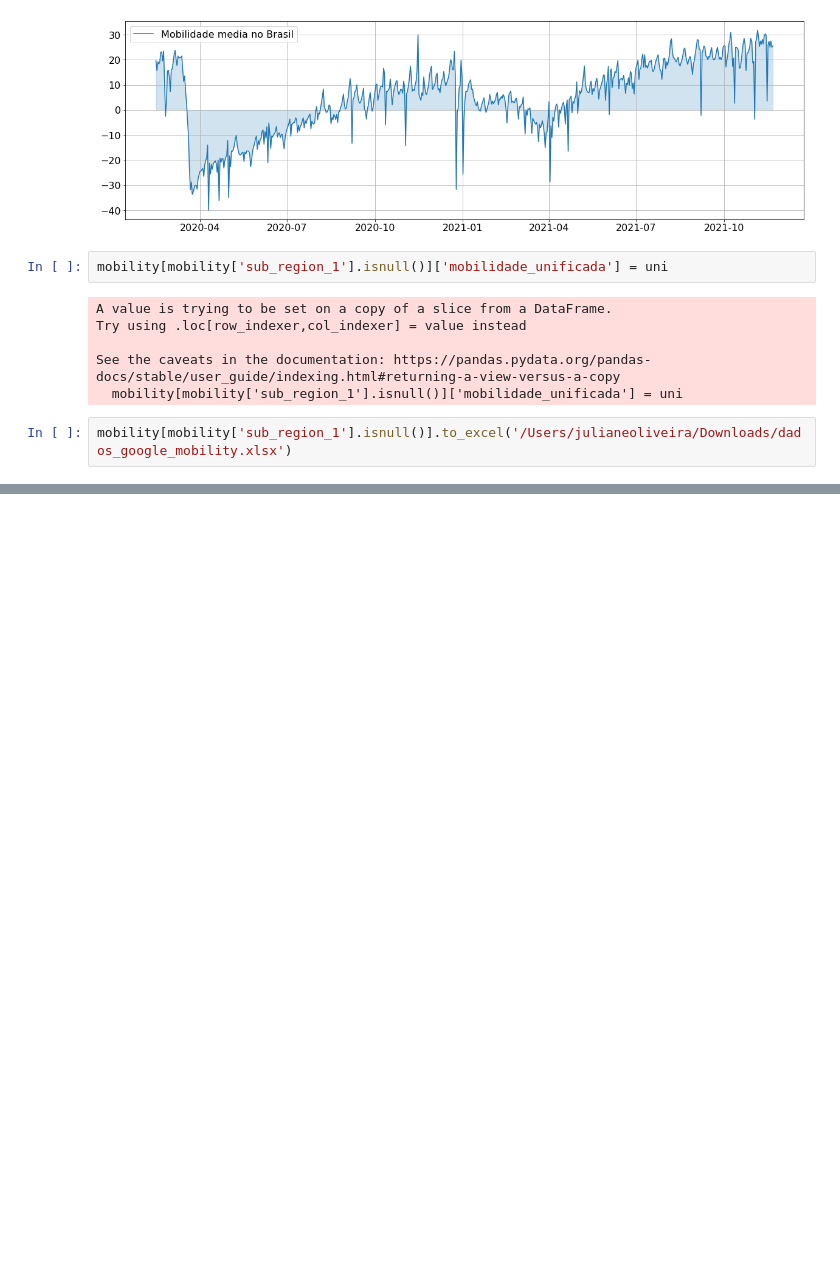
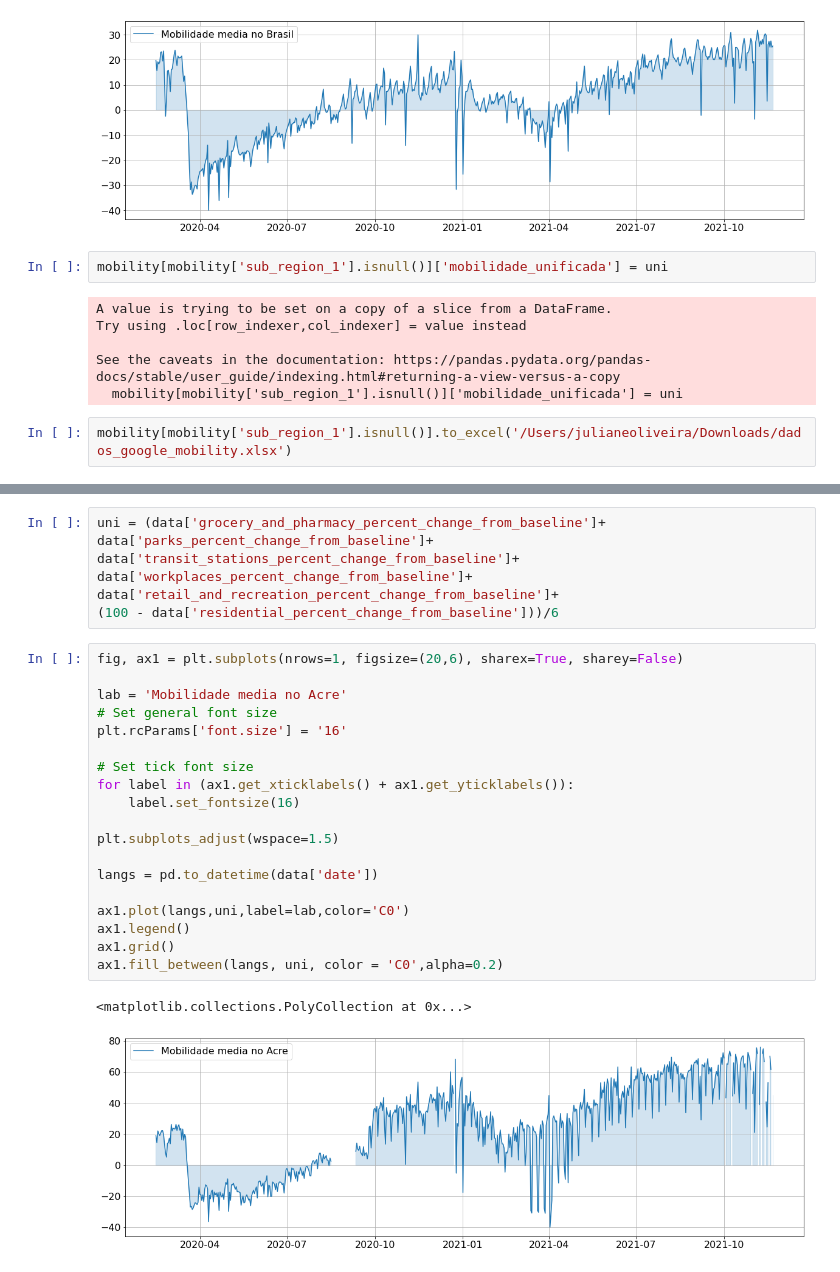
Before and after one commit to PAMepi/PAMepi_scripts_datalake, a Jupyter notebook: Data Description/Google mobility.ipynb, the cells around one changed output, grey strips where cells are left out. Drawn from its saved outputs; the diff is of its cells as text; blank space fills up the shorter version.

```diff
--- a/Data Description/Google mobility.ipynb
+++ b/Data Description/Google mobility.ipynb
@@ -127,0 +193,29 @@ mobility[mobility['sub_region_1'].isnull()].to_excel('/Users/julianeoliveira/Dow
+# %%
+uni = (data['grocery_and_pharmacy_percent_change_from_baseline']+
+data['parks_percent_change_from_baseline']+
+data['transit_stations_percent_change_from_baseline']+
+data['workplaces_percent_change_from_baseline']+
+data['retail_and_recreation_percent_change_from_baseline']+
+(100 - data['residential_percent_change_from_baseline']))/6
+# %%
+fig, ax1 = plt.subplots(nrows=1, figsize=(20,6), sharex=True, sharey=False)
+
+lab = 'Mobilidade media no Acre'
+# Set general font size
+plt.rcParams['font.size'] = '16'
+
+# Set tick font size
+for label in (ax1.get_xticklabels() + ax1.get_yticklabels()):
+    label.set_fontsize(16)
+
+plt.subplots_adjust(wspace=1.5)
+
+langs = pd.to_datetime(data['date'])
+
+ax1.plot(langs,uni,label=lab,color='C0')
+ax1.legend()
+ax1.grid()
+ax1.fill_between(langs, uni, color = 'C0',alpha=0.2)
+# %% [output]
+<matplotlib.collections.PolyCollection at 0x...>
+[figure, added]
```
Also changed, not shown: parts of 6 cells of this notebook.
